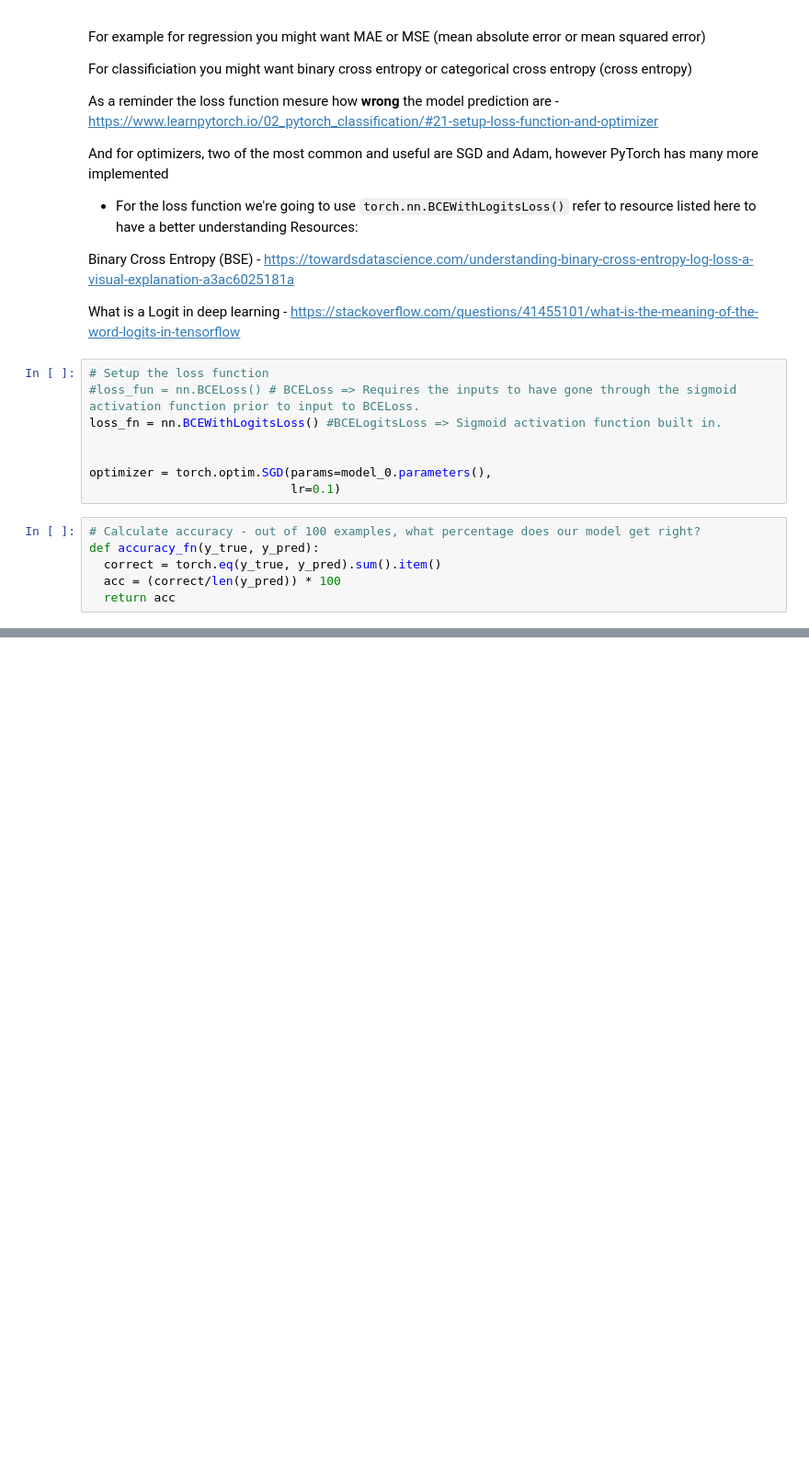
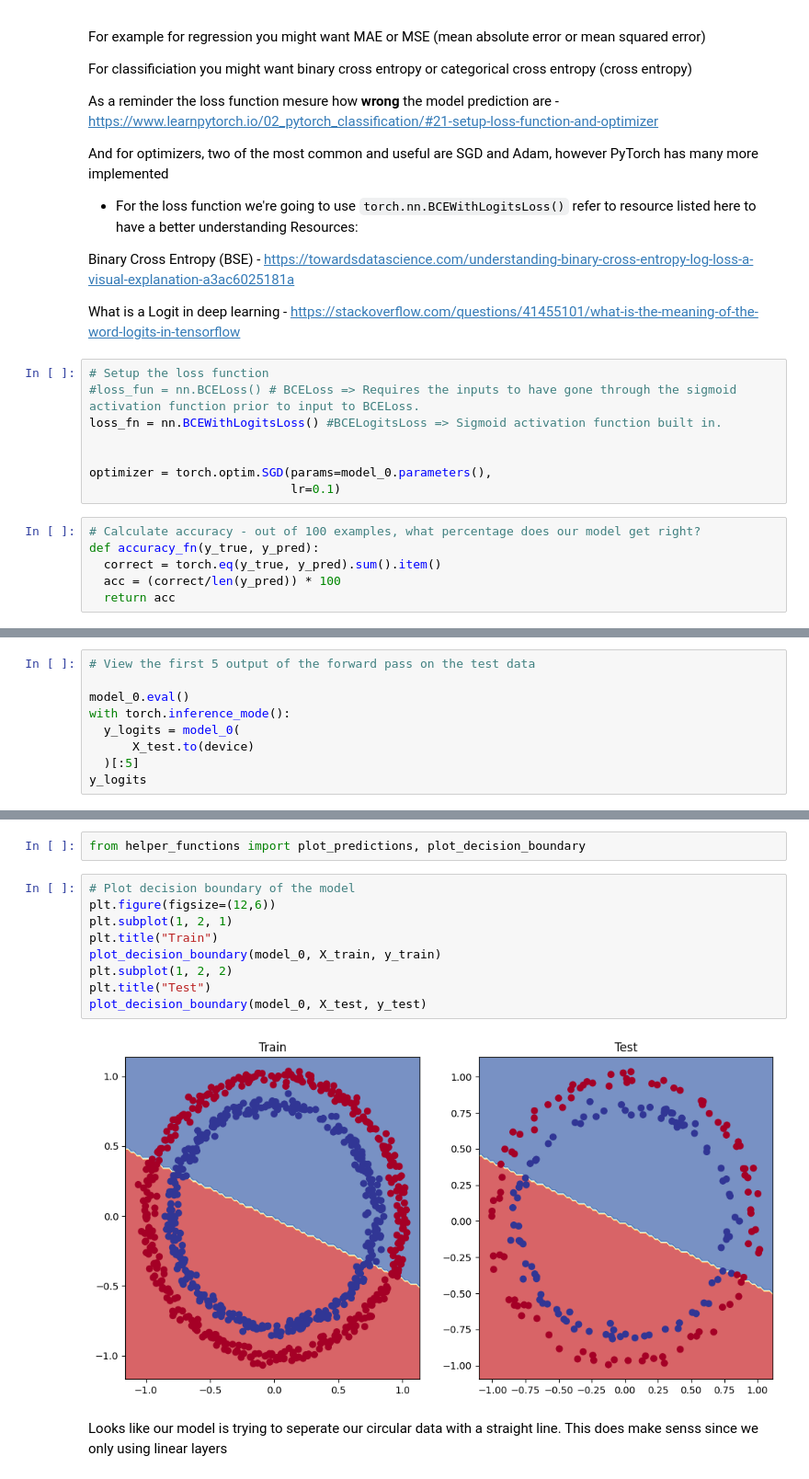
Before and after one commit to gauthiermartin/deeplearning-with-pytorch-course, a Jupyter notebook: 02_neural_network_classification_with_pytorch.ipynb, the cells around one changed output, grey strips where cells are left out. Shown at 92% size. Cells and saved outputs as stored; diff of their text form; blank space fills up the shorter version.

Commit message:
Complete 80.Writing Code to Download a Helper Function to Visualize Our Models Predictions

```diff
--- a/02_neural_network_classification_with_pytorch.ipynb
+++ b/02_neural_network_classification_with_pytorch.ipynb
@@ -286,0 +303,9 @@ def accuracy_fn(y_true, y_pred):
+# %%
+# View the first 5 output of the forward pass on the test data
+
+model_0.eval()
+with torch.inference_mode():
+  y_logits = model_0(
+      X_test.to(device)
+  )[:5]
+y_logits
@@ -286,0 +451,15 @@ def accuracy_fn(y_true, y_pred):
+# %%
+from helper_functions import plot_predictions, plot_decision_boundary
+# %%
+# Plot decision boundary of the model
+plt.figure(figsize=(12,6))
+plt.subplot(1, 2, 1)
+plt.title("Train")
+plot_decision_boundary(model_0, X_train, y_train)
+plt.subplot(1, 2, 2)
+plt.title("Test")
+plot_decision_boundary(model_0, X_test, y_test)
+# %% [output]
+[figure, added]
+# %% [markdown]
+Looks like our model is trying to seperate our circular data with a straight line. This does make senss since we only using linear layers
```
Also changed, not shown: parts of 13 cells of this notebook.
